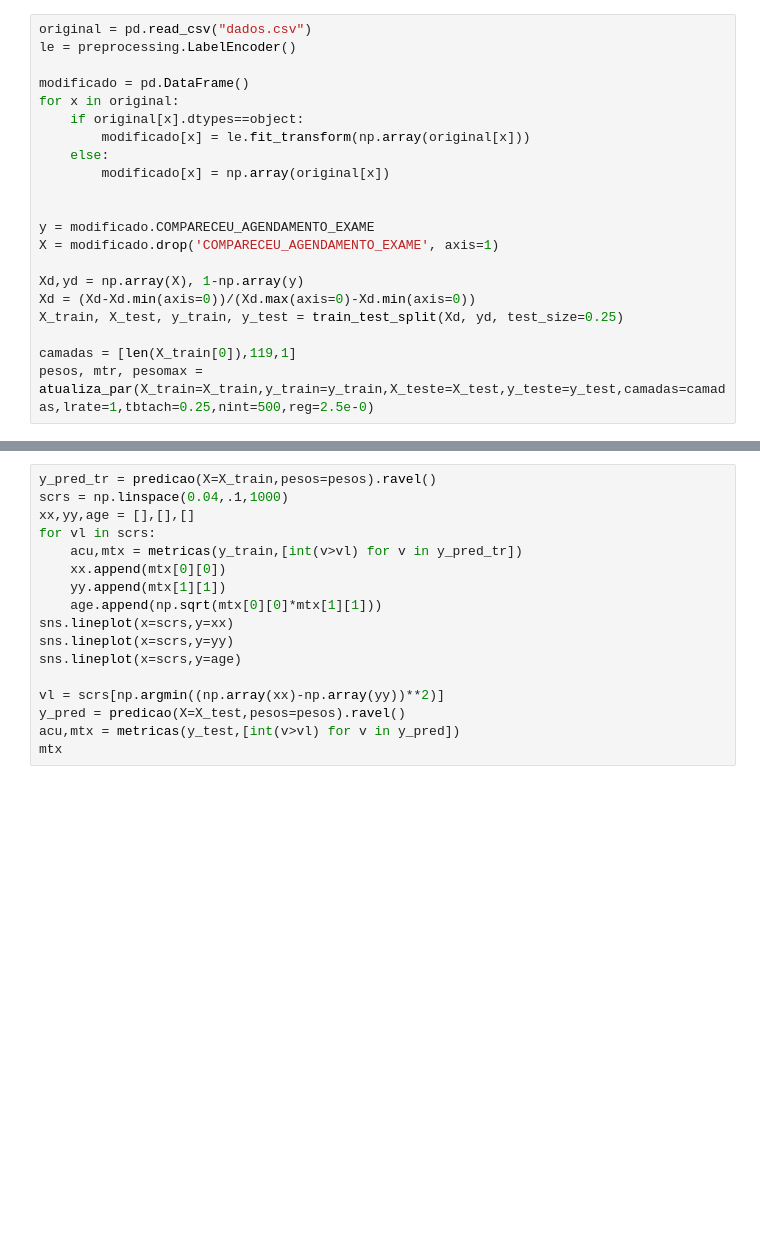
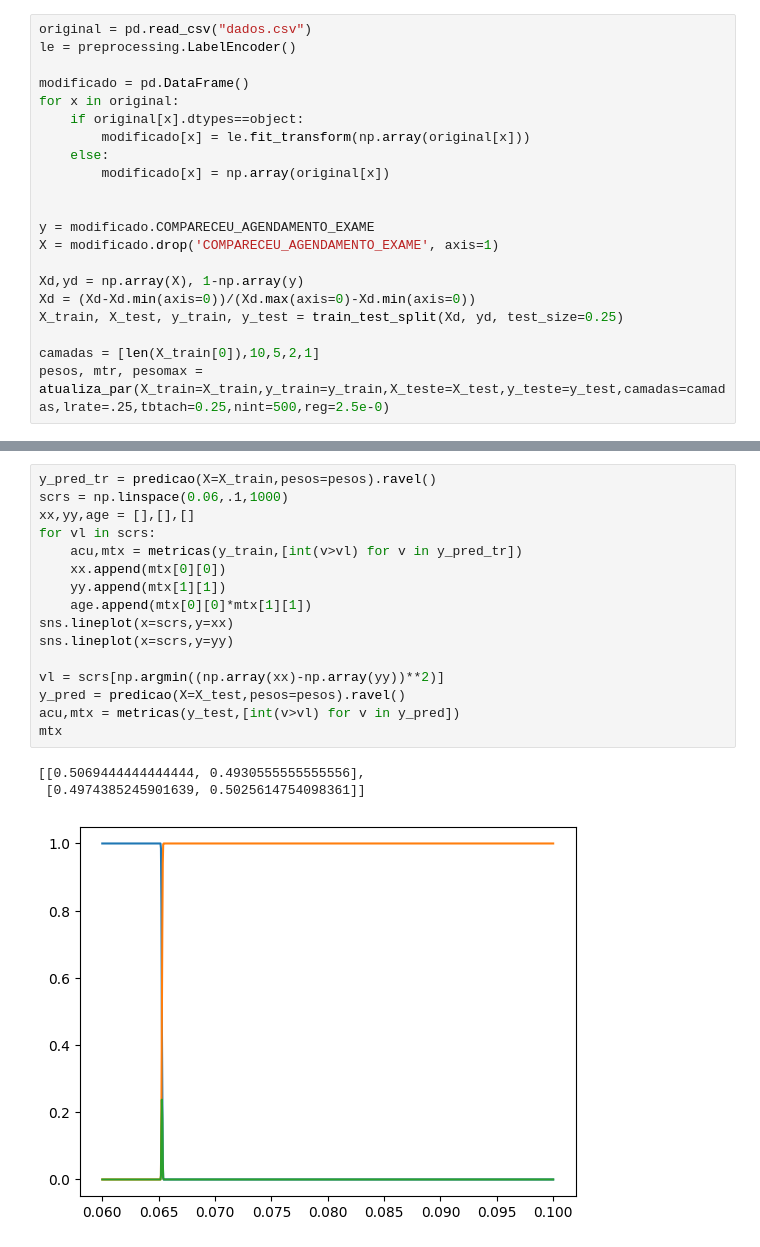
Before and after one commit to 1moi6/tese_rodolfo, a Jupyter notebook: redeneural.ipynb, the cells around one changed output, grey strips where cells are left out. Saved outputs shown, nothing was run; the diff lists cells and outputs as text; blank space fills up the shorter version.

```diff
--- a/redeneural.ipynb
+++ b/redeneural.ipynb
@@ -215,5 +173,5 @@ Xd,yd = np.array(X), 1-np.array(y)
 Xd = (Xd-Xd.min(axis=0))/(Xd.max(axis=0)-Xd.min(axis=0))
 X_train, X_test, y_train, y_test = train_test_split(Xd, yd, test_size=0.25)
 
-camadas = [len(X_train[0]),119,1]
-pesos, mtr, pesomax = atualiza_par(X_train=X_train,y_train=y_train,X_teste=X_test,y_teste=y_test,camadas=camadas,lrate=1,tbtach=0.25,nint=500,reg=2.5e-0)
+camadas = [len(X_train[0]),10,5,2,1]
+pesos, mtr, pesomax = atualiza_par(X_train=X_train,y_train=y_train,X_teste=X_test,y_teste=y_test,camadas=camadas,lrate=.25,tbtach=0.25,nint=500,reg=2.5e-0)
@@ -229,17 +208,20 @@ sns.lineplot(data = mtr["erro_teste"],ax=ax2)
 # %%
 y_pred_tr = predicao(X=X_train,pesos=pesos).ravel()
-scrs = np.linspace(0.04,.1,1000)
+scrs = np.linspace(0.06,.1,1000)
 xx,yy,age = [],[],[]
 for vl in scrs:
     acu,mtx = metricas(y_train,[int(v>vl) for v in y_pred_tr])
     xx.append(mtx[0][0])
     yy.append(mtx[1][1])
-    age.append(np.sqrt(mtx[0][0]*mtx[1][1]))
+    age.append(mtx[0][0]*mtx[1][1])
 sns.lineplot(x=scrs,y=xx)
 sns.lineplot(x=scrs,y=yy)
-sns.lineplot(x=scrs,y=age)
 
 vl = scrs[np.argmin((np.array(xx)-np.array(yy))**2)]
 y_pred = predicao(X=X_test,pesos=pesos).ravel()
 acu,mtx = metricas(y_test,[int(v>vl) for v in y_pred])
 mtx
+# %% [output]
+[[0.5069444444444444, 0.4930555555555556],
+ [0.4974385245901639, 0.5025614754098361]]
+[figure, added]
```
Also changed, not shown: parts of 9 cells of this notebook, 2 other files.
